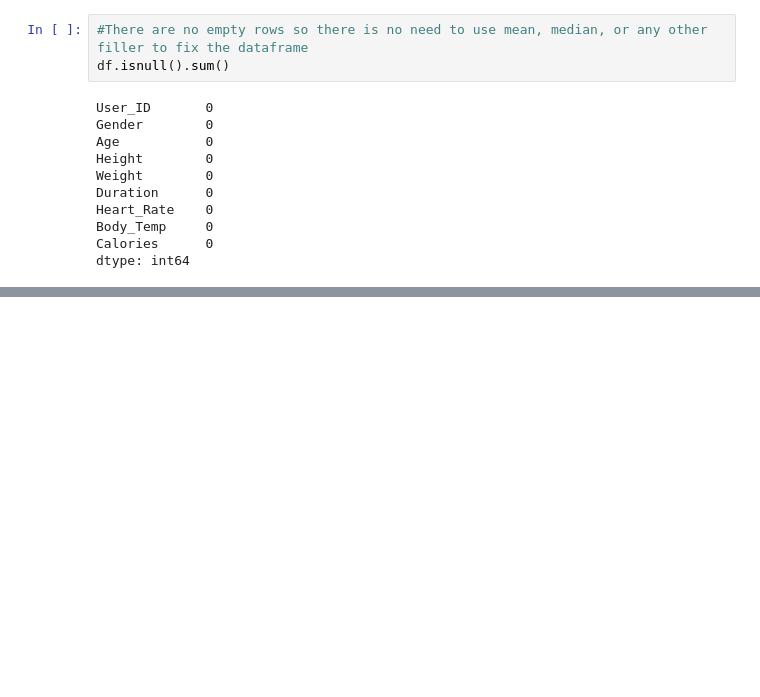
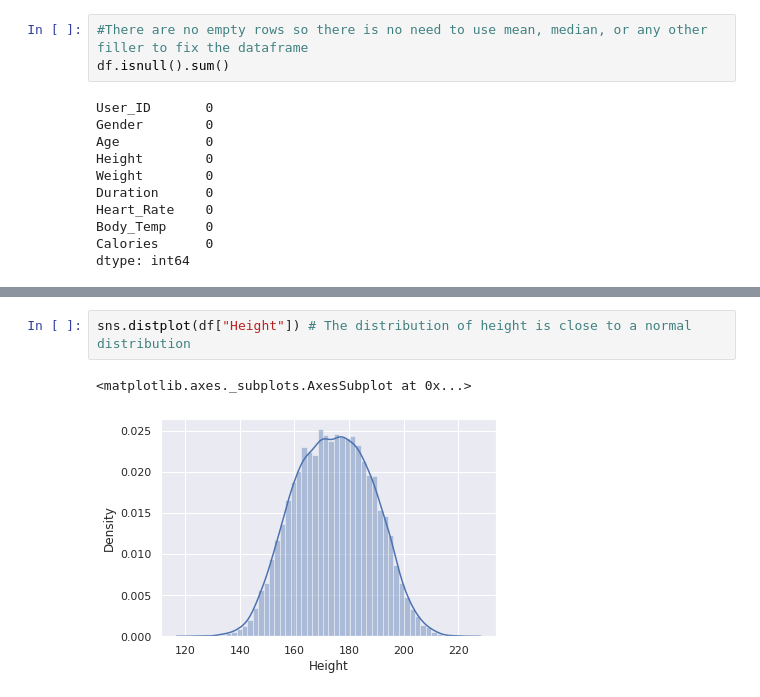
Before and after one commit to pmpmchaves/CaloriePredictor, a Jupyter notebook: Calorie_Counter_AI_Project.ipynb, the cells around one changed output, grey strips where cells are left out. Drawn from its saved outputs; the diff is of its cells as text; blank space fills up the shorter version.

```diff
--- a/Calorie_Counter_AI_Project.ipynb
+++ b/Calorie_Counter_AI_Project.ipynb
@@ -88,0 +113,5 @@ dtype: int64
+# %%
+sns.distplot(df["Height"]) # The distribution of height is close to a normal distribution
+# %% [output]
+<matplotlib.axes._subplots.AxesSubplot at 0x...>
+[figure, added]
```
Also changed, not shown: parts of 21 cells of this notebook.
